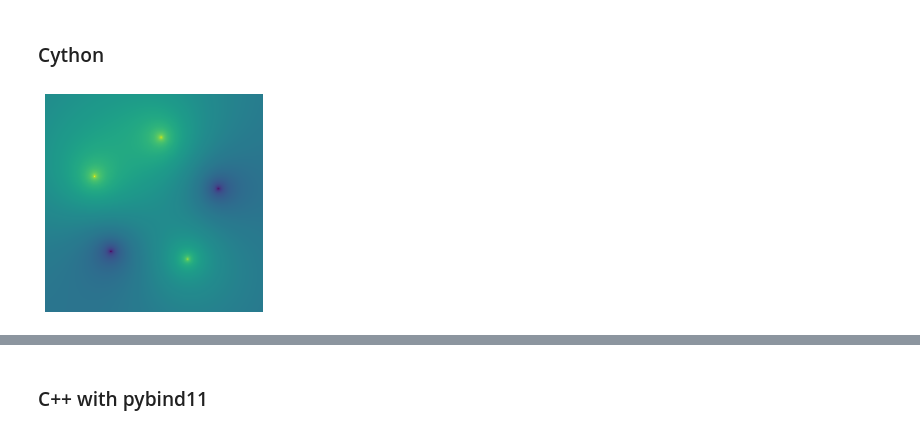
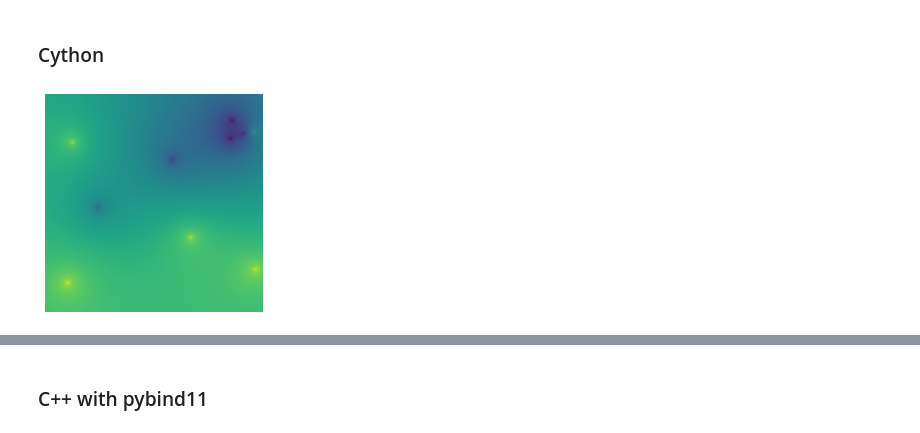
Before and after one commit to hsaunders1904/PyHPC, a Jupyter notebook: HPC.ipynb, the cells around one changed output, grey strips where cells are left out. Cells and saved outputs as stored; diff of their text form; code cells hidden in the pictures.

```diff
--- a/HPC.ipynb
+++ b/HPC.ipynb
@@ -18,12 +24,15 @@ def plot_potential_grid(potential_grid):
     plt.imshow(potential_grid, origin="lower")
     plt.axis("off")
 # %%
-NUM_PARTICLES = 5
-GRID_RESOLUTION = 200
-PARTICLE_COORDS = gen_particles(NUM_PARTICLES)
+GPU_NAME = "Intel"
+
+NUM_PARTICLES = 10
+GRID_RESOLUTION = 500
+PARTICLE_COORDS = gen_particles(NUM_PARTICLES, dist="Random")
 CHARGES = np.random.choice(np.int32([-1, 1]), (NUM_PARTICLES, ))
 
 benchmarks = {}
+functions_dict = {}
 # %% [markdown]
 ### Python Loops
 # %%
@@ -51,6 +60,9 @@ def potential_py(particle_coords, grid_resolution, charges):
                 grid_pos, particle_coords, charges
             )
     return potential_grid
+
+
+functions_dict["py"] = potential_py
 # %%
 potential_grid_py = potential_py(
     PARTICLE_COORDS, GRID_RESOLUTION, CHARGES
@@ -82,6 +94,9 @@ def potential_np(particle_coords, grid_resolution, charges):
         potential_grid += -charges[i]*np.log(distance)
 
     return potential_grid
+
+
+functions_dict["np"] = potential_np
 # %%
 potential_grid_np = potential_np(
     PARTICLE_COORDS, GRID_RESOLUTION, CHARGES
@@ -120,6 +135,9 @@ def potential_numba(particle_coords, grid_resolution, charges):
                                                     particle_coords,
                                                     charges)
     return potential_grid
+
+
+functions_dict["numba"] = potential_numba
 # %%
 potential_grid_numba = potential_numba(
     PARTICLE_COORDS, GRID_RESOLUTION, CHARGES
@@ -181,12 +199,14 @@ cpdef np.ndarray[double, ndim=2] potential_cython(
             )
     return potential_grid
 # %%
+functions_dict["cython"] = potential_cython
+
 potential_grid_cython = potential_cython(
     PARTICLE_COORDS, GRID_RESOLUTION, CHARGES
 )
 plot_potential_grid(potential_grid_cython)
 # %% [output]
-[figure, old version]
+[figure, new version]
 # %%
 benchmarks["cython"] = %timeit -o potential_cython(PARTICLE_COORDS, GRID_RESOLUTION, CHARGES)
 # %% [output]
```
Also changed, not shown: parts of 26 cells of this notebook.
